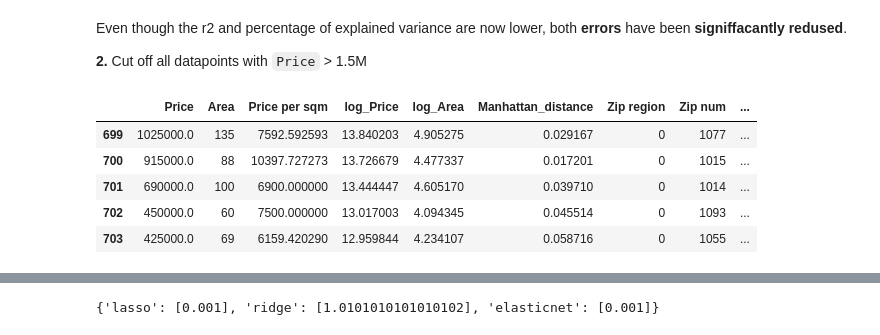
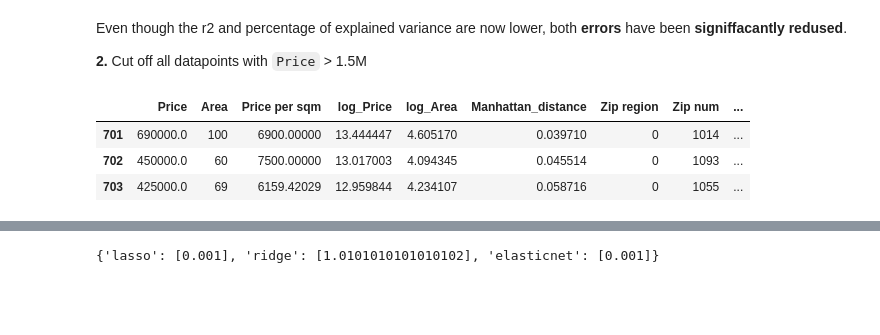
Before and after one commit to nadiia-duiunova/House_price, a Jupyter notebook: 4. Machine_learning.ipynb, the cells around one changed output, grey strips where cells are left out. Drawn from its saved outputs; the diff is of its cells as text; code cells hidden in the pictures; blank space fills up the shorter version.

```diff
--- a/Machine_learning.ipynb
+++ b/4. Machine_learning.ipynb
@@ -113,18 +102,16 @@ Even though the r2 and percentage of explained variance are now lower, both **er
 # %%
 data8 = data7.copy()
 data8.drop(data7[data7['Price']> 1500000].index, inplace=True)
 data8.shape
 
 data8 = data8.reset_index()
 data8 = data8.drop(columns=['index'])
-data8.tail()
+data8.tail(3)
 # %% [output]
 |  | Price | Area | Price per sqm | log_Price | log_Area | Manhattan_distance | Zip region | Zip num | ... |
-| 699 | 1025000.0 | 135 | 7592.592593 | 13.840203 | 4.905275 | 0.029167 | 0 | 1077 | ... |
-| 700 | 915000.0 | 88 | 10397.727273 | 13.726679 | 4.477337 | 0.017201 | 0 | 1015 | ... |
-| 701 | 690000.0 | 100 | 6900.000000 | 13.444447 | 4.605170 | 0.039710 | 0 | 1014 | ... |
-| 702 | 450000.0 | 60 | 7500.000000 | 13.017003 | 4.094345 | 0.045514 | 0 | 1093 | ... |
-| 703 | 425000.0 | 69 | 6159.420290 | 12.959844 | 4.234107 | 0.058716 | 0 | 1055 | ... |
+| 701 | 690000.0 | 100 | 6900.00000 | 13.444447 | 4.605170 | 0.039710 | 0 | 1014 | ... |
+| 702 | 450000.0 | 60 | 7500.00000 | 13.017003 | 4.094345 | 0.045514 | 0 | 1093 | ... |
+| 703 | 425000.0 | 69 | 6159.42029 | 12.959844 | 4.234107 | 0.058716 | 0 | 1055 | ... |
 # %%
 X8 = data8.drop(columns=['Price', 'Area', 'Price per sqm', 'log_Price', 'Zip region', 'Zip num', 'District_v1', 'District_v2'])
 X_normalised = pd.DataFrame(columntransformer.fit_transform(X8), columns=X8.columns)
```
Also changed, not shown: parts of 15 cells of this notebook, 1 other file.
